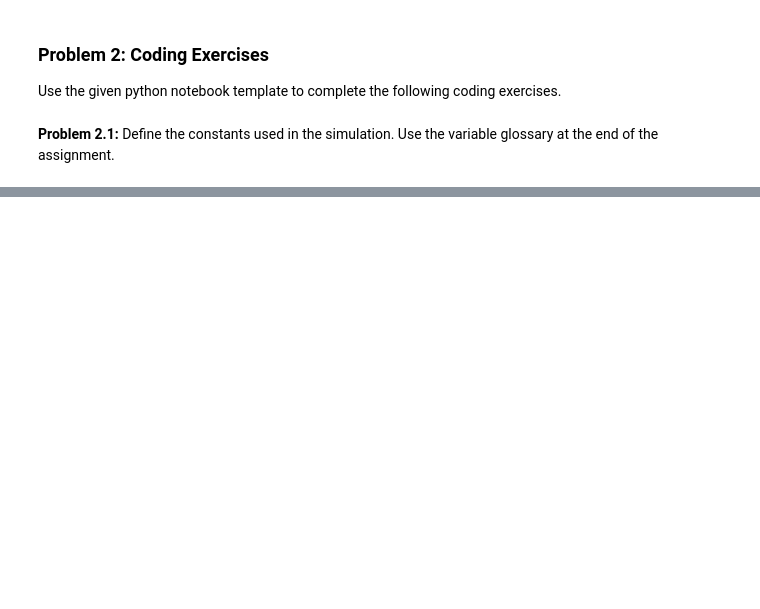
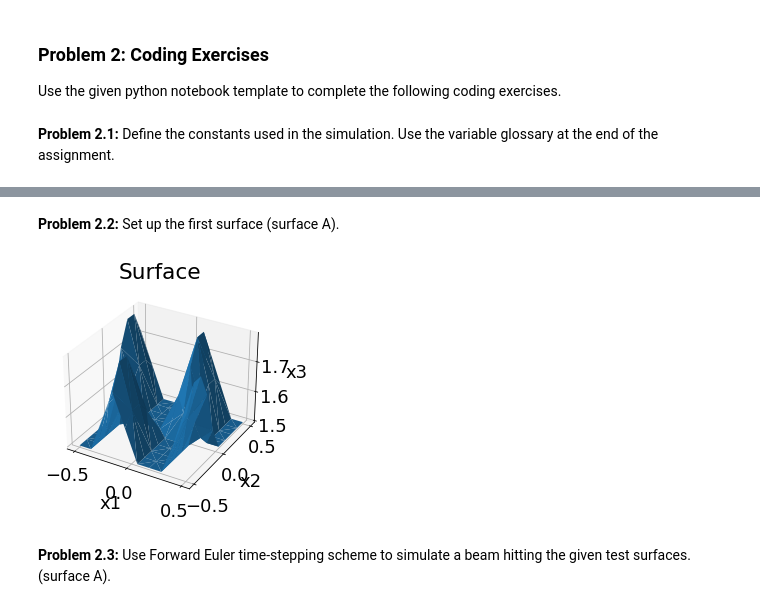
Before and after one commit to emremengi/AIFS-Modules, a Jupyter notebook: AIFS Modules/Module_3A/Module3A_Sol.ipynb, the cells around one changed output, grey strips where cells are left out. Cells and saved outputs as stored; diff of their text form; code cells hidden in the pictures; blank space fills up the shorter version.

```diff
--- a/AIFS Modules/Module_3A/Module3A_Sol.ipynb
+++ b/AIFS Modules/Module_3A/Module3A_Sol.ipynb
@@ -20,6 +14,14 @@ import math
 import time
 import csv
 import os
+from copy import deepcopy
+from matplotlib import animation
+from matplotlib import rc
+plt.rcParams.update({'font.size': 18})
+from scipy.stats import uniform
+import pandas as pd
+from IPython.display import display, HTML
+plt.rcParams['animation.embed_limit'] = 2**128
 # %% [markdown]
 ### **Problem 1:** Theory-Based Exercises ###
 
@@ -315,0 +134,67 @@ Previous file deleted.
+# %% [markdown]
+**Problem 2.2:** Set up the first surface (surface A).
+# %%
+######################### Set up the surface (SURFACE A) ##########################################
+
+# set up surface parameters
+L1 = 1
+L2 = 1
+w1 = 1.5
+w2 = 0.75
+A = 0.3
+
+# set up limits of test surface
+test_lim = 0.5;
+
+# create grid of points using linspace
+x1 = np.linspace(-test_lim,test_lim,10)
+x2 = np.linspace(-test_lim,test_lim,10)
+
+# create grid of points using meshgrid
+[X1, X2] = np.meshgrid(x1,x2)
+
+# reshape grid into a column vector
+X1 = np.reshape(X1,[np.size(X1),1])
+X2 = np.reshape(X2,[np.size(X2),1])
+
+# write surface equation for surface a
+X3 = 1.5 + A * np.sin(2 * w1 * np.pi * X1 / L1) * np.sin(2 * w2 * np.pi * X2 / L2) #FILL IN HERE
+
+# Calculate normals
+
+#surface A
+#delF
+delGx1 = A*(2*w1*np.pi/L1)*np.cos(2*w1*np.pi*X1/L1)*np.sin(2*w2*np.pi*X2/L2) #FILL IN HERE
+delGx2 = A*(2*w2*np.pi/L2)*np.sin(2*w1*np.pi*X1/L1)*np.cos(2*w2*np.pi*X2/L2) #FILL IN HERE
+
+delFx1 = delGx1
+delFx2 = delGx2
+delFx3 = np.ones([np.size(delGx1),1])*-1
+
+gradF = np.hstack([delFx1, delFx2, delFx3])
+magdelF = np.reshape(np.linalg.norm(gradF,2,1),(np.size(X1),1))
+
+normal = - gradF / magdelF
+
+for i in range(X3.size): #uncomment for surface a NORMAL + SURFACE POINT FIX
+    if X3[i]-1.5 < 0:
+        X3[i] = 1.5
+        normal[i,0] = 0
+        normal[i,1] = 0
+        normal[i,2] = 1
+
+
+# plot surface
+fig = plt.figure()
+ax = fig.gca(projection='3d')
+ax.plot_trisurf(X1[:,0], X2[:,0], X3[:,0], linewidth=0.2, antialiased=True)
+ax.set_xlabel('x1')
+ax.set_ylabel('x2')
+ax.set_zlabel('x3')
+# label plot
+plt.title('Surface')
+plt.show()
+# %% [output]
+[figure, added]
+# %% [markdown]
+**Problem 2.3:** Use Forward Euler time-stepping scheme to simulate a beam hitting the given test surfaces. (surface A).
```
Also changed, not shown: parts of 25 cells of this notebook, 7 other files.
